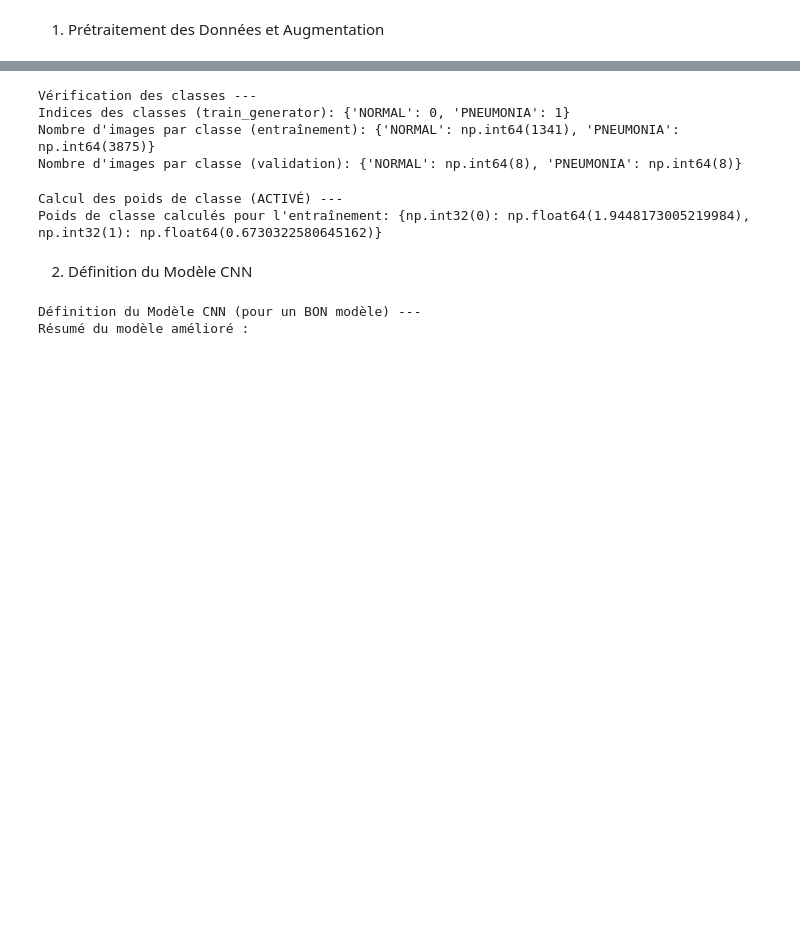
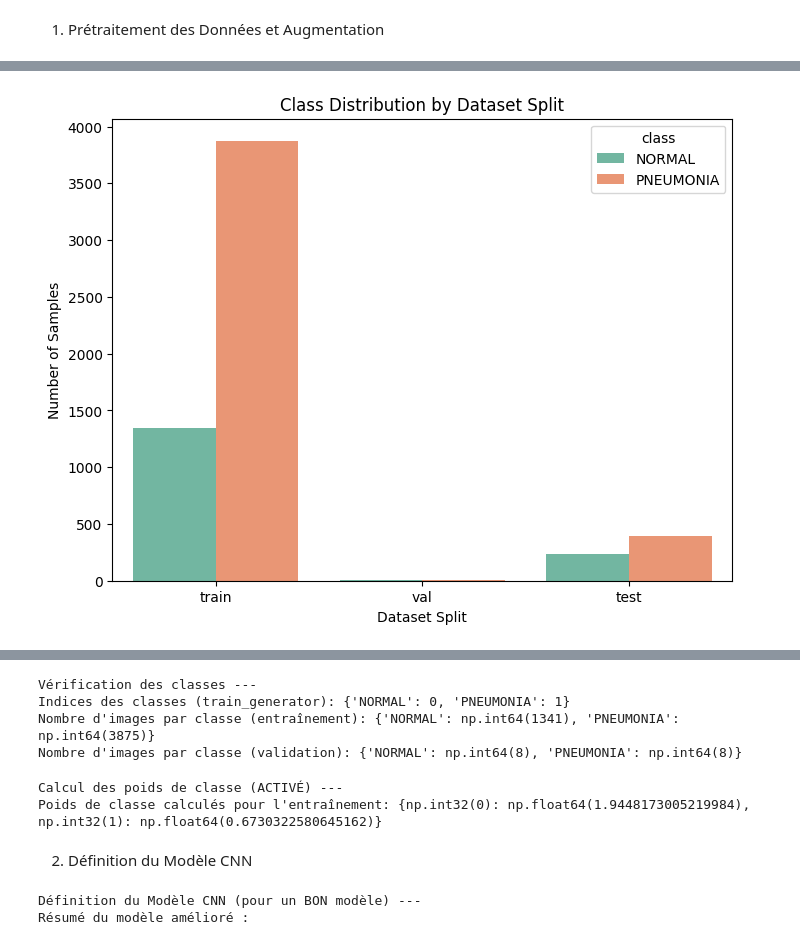
Before and after one commit to HajarAlouani/DeepLearning, a Jupyter notebook: code projet dl.ipynb, the cells around one changed output, grey strips where cells are left out. Cells and saved outputs as stored; diff of their text form; code cells hidden in the pictures; blank space fills up the shorter version.

```diff
--- a/code projet dl.ipynb
+++ b/code projet dl.ipynb
@@ -80,0 +25,25 @@ Poids des classes calculés: {0: np.float64(1.9448173005219984), 1: np.float64(0
+# %%
+
+# Collect class distributions from the generators
+split_names = ['train', 'val', 'test']
+generators = [train_generator, val_generator, test_generator]
+data = []
+
+for split_name, gen in zip(split_names, generators):
+    class_counts = np.bincount(gen.classes)
+    for class_idx, count in enumerate(class_counts):
+        class_label = list(gen.class_indices.keys())[class_idx]
+        data.append({'split': split_name, 'class': class_label, 'count': count})
+
+# Create DataFrame
+df_counts = pd.DataFrame(data)
+
+# Plot
+plt.figure(figsize=(8,6))
+sns.barplot(data=df_counts, x='split', y='count', hue='class', palette='Set2')
+plt.title('Class Distribution by Dataset Split')
+plt.ylabel('Number of Samples')
+plt.xlabel('Dataset Split')
+plt.show()
+# %% [output]
+[figure, added]
```
Also changed, not shown: parts of 13 cells of this notebook, 15 other files.
